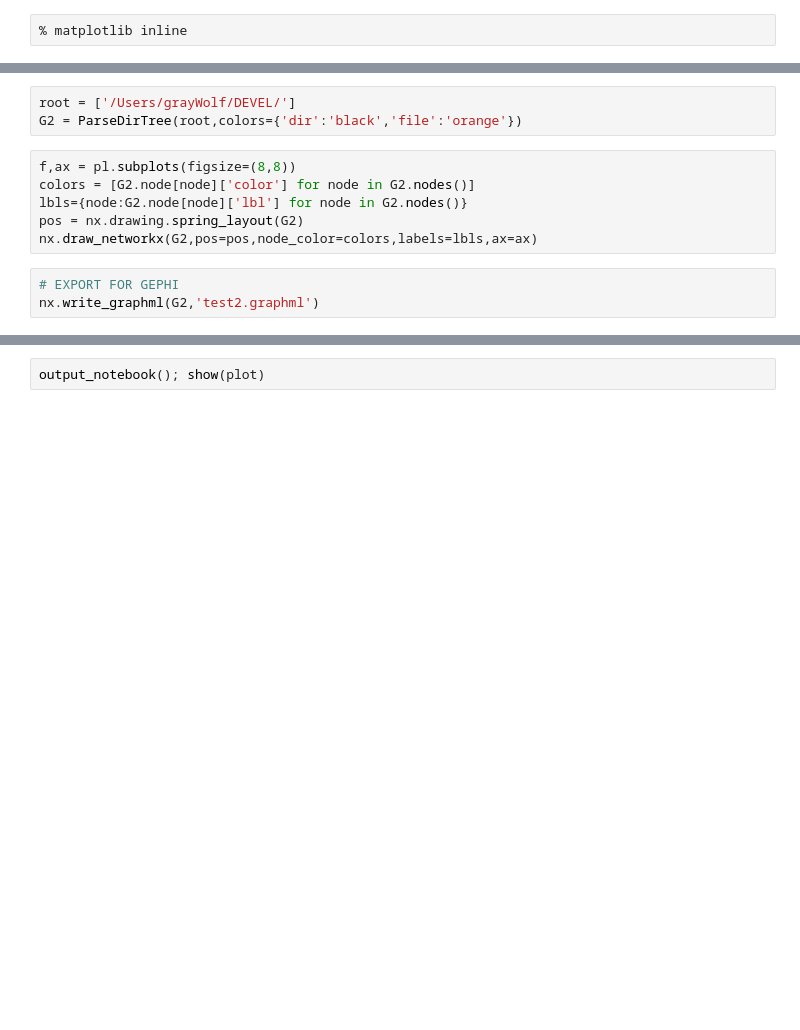
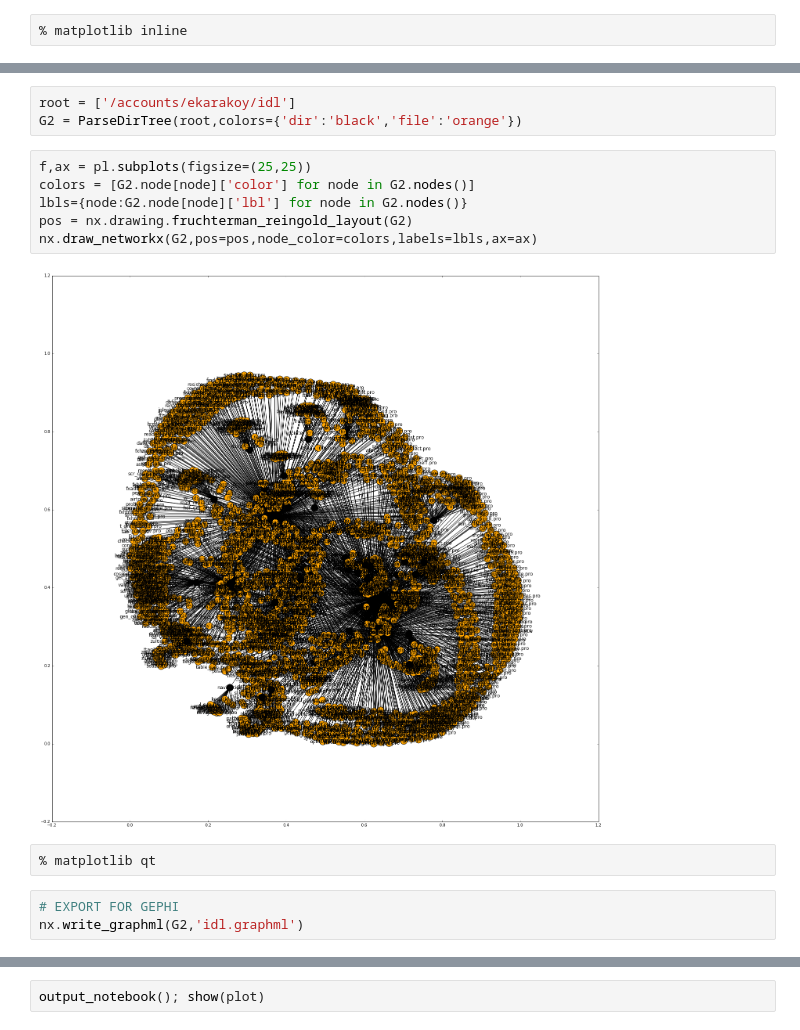
Before and after one commit to madHatter106/GetDirectoryTree, a Jupyter notebook: GraphDirectories.ipynb, the cells around one changed output, grey strips where cells are left out. Saved outputs shown, nothing was run; the diff lists cells and outputs as text; blank space fills up the shorter version.

Commit message:
updated graphdirectory ipynb with idl directory structure

```diff
--- a/GraphDirectories.ipynb
+++ b/GraphDirectories.ipynb
@@ -42,17 +45,21 @@ def ParseDirTree(tree=os.getcwd(),G=nx.Graph(),itr=0,maxItr=100,**kwds):
     else:
         return G
 # %%
-root = ['/Users/grayWolf/DEVEL/']
+root = ['/accounts/ekarakoy/idl']
 G2 = ParseDirTree(root,colors={'dir':'black','file':'orange'})
 # %%
-f,ax = pl.subplots(figsize=(8,8))
+f,ax = pl.subplots(figsize=(25,25))
 colors = [G2.node[node]['color'] for node in G2.nodes()]
 lbls={node:G2.node[node]['lbl'] for node in G2.nodes()}
-pos = nx.drawing.spring_layout(G2)
+pos = nx.drawing.fruchterman_reingold_layout(G2)
 nx.draw_networkx(G2,pos=pos,node_color=colors,labels=lbls,ax=ax)
+# %% [output]
+[figure, added]
+# %%
+% matplotlib qt
 # %%
 # EXPORT FOR GEPHI
-nx.write_graphml(G2,'test2.graphml')
+nx.write_graphml(G2,'idl.graphml')
 # %%
 from bokeh.models import ColumnDataSource
 from math import sqrt
```
Also changed, not shown: parts of 3 cells of this notebook.
